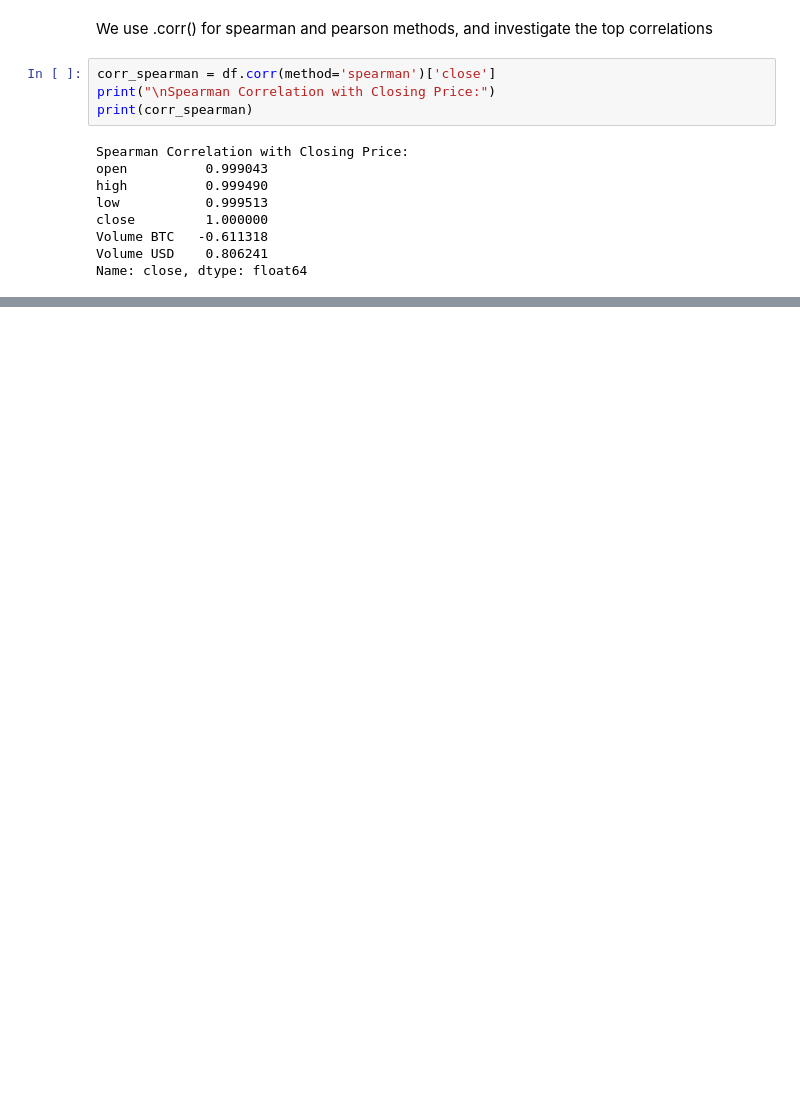
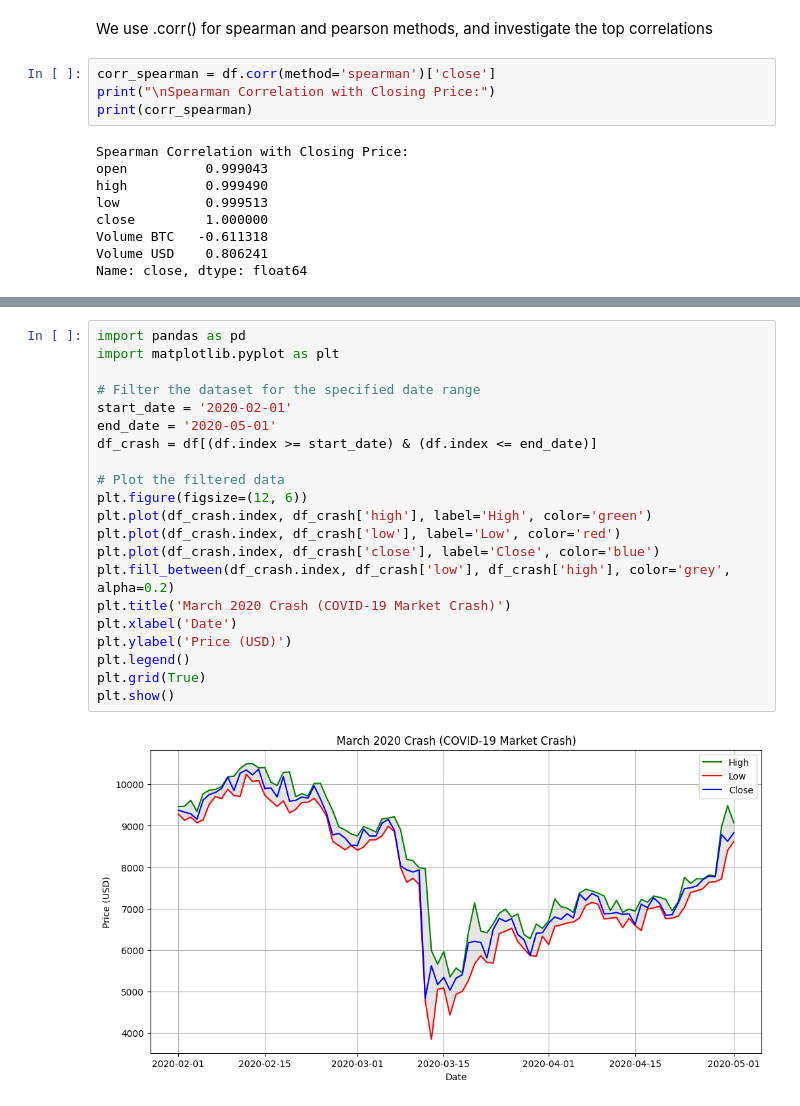
Before and after one commit to Cosmin1907/bitcoin-forecast, a Jupyter notebook: jupyter_notebooks/02 - PriceStudy.ipynb, the cells around one changed output, grey strips where cells are left out. Saved outputs shown, nothing was run; the diff lists cells and outputs as text; blank space fills up the shorter version.

```diff
--- a/jupyter_notebooks/02 - PriceStudy.ipynb
+++ b/jupyter_notebooks/02 - PriceStudy.ipynb
@@ -165,0 +192,23 @@ except Exception as e:
+# %%
+import pandas as pd
+import matplotlib.pyplot as plt
+
+# Filter the dataset for the specified date range
+start_date = '2020-02-01'
+end_date = '2020-05-01'
+df_crash = df[(df.index >= start_date) & (df.index <= end_date)]
+
+# Plot the filtered data
+plt.figure(figsize=(12, 6))
+plt.plot(df_crash.index, df_crash['high'], label='High', color='green')
+plt.plot(df_crash.index, df_crash['low'], label='Low', color='red')
+plt.plot(df_crash.index, df_crash['close'], label='Close', color='blue')
+plt.fill_between(df_crash.index, df_crash['low'], df_crash['high'], color='grey', alpha=0.2)
+plt.title('March 2020 Crash (COVID-19 Market Crash)')
+plt.xlabel('Date')
+plt.ylabel('Price (USD)')
+plt.legend()
+plt.grid(True)
+plt.show()
+# %% [output]
+[figure, added]
```
Also changed, not shown: parts of 10 cells of this notebook.
